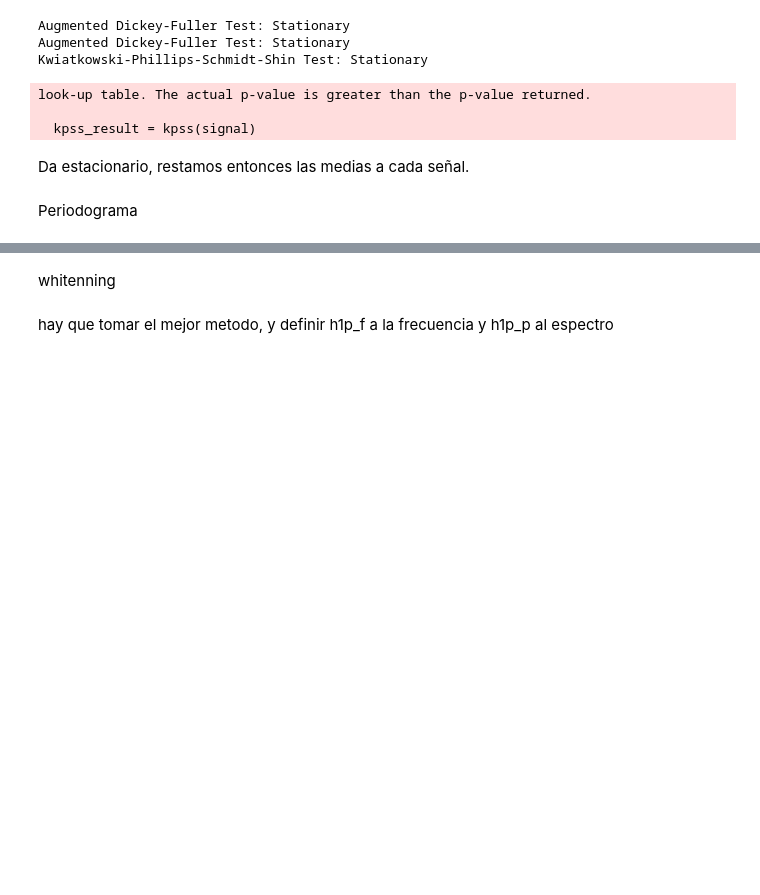
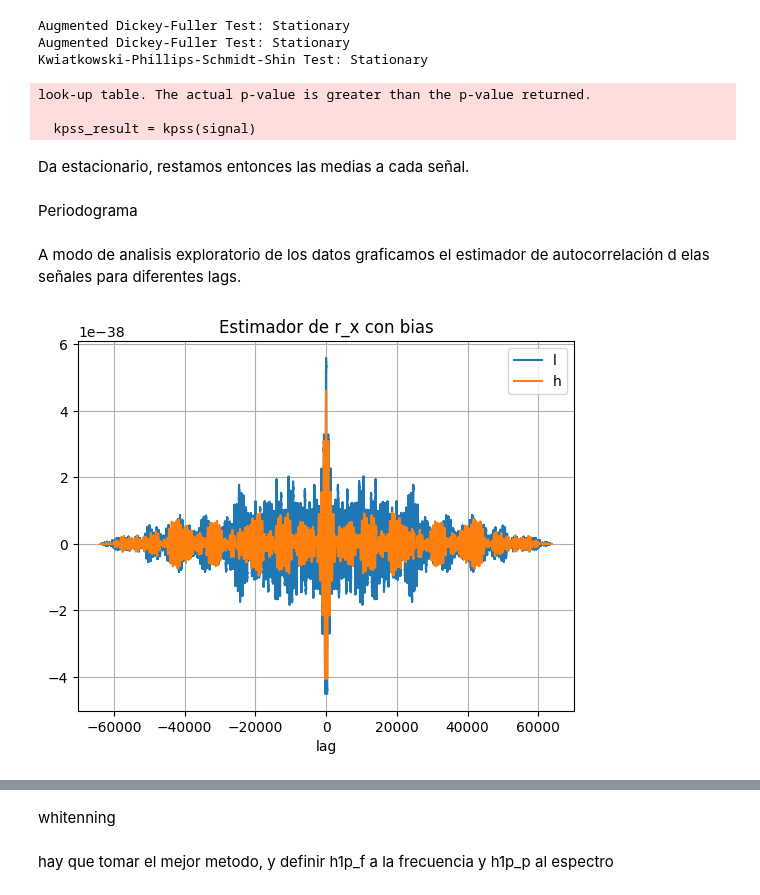
Before and after one commit to JBatRey/Procesamiento-Adaptativo-de-Se-ales-Aleatorias, a Jupyter notebook: TP1.ipynb, the cells around one changed output, grey strips where cells are left out. Drawn from its saved outputs; the diff is of its cells as text; code cells hidden in the pictures; blank space fills up the shorter version.

```diff
--- a/TP1.ipynb
+++ b/TP1.ipynb
@@ -180,0 +194,18 @@ def periodogram(x, win):
+# %% [markdown]
+A modo de analisis exploratorio de los datos graficamos el estimador de autocorrelación d elas señales para diferentes lags.
+# %%
+rx_l1 = autocorr(l1_ruido)
+rx_h1 = autocorr(h1_ruido)
+
+x_axis = np.array(range(len(rx_h1)))
+x_axis = x_axis-len(x_axis)/2-1
+plt.plot(x_axis,rx_l1, label = 'l')
+plt.plot(x_axis,rx_h1, label = 'h')
+
+plt.xlabel('lag')
+plt.legend()
+plt.grid()
+plt.title('Estimador de r_x con bias')
+plt.show()
+# %% [output]
+[figure, added]
```
Also changed, not shown: parts of 23 cells of this notebook.
